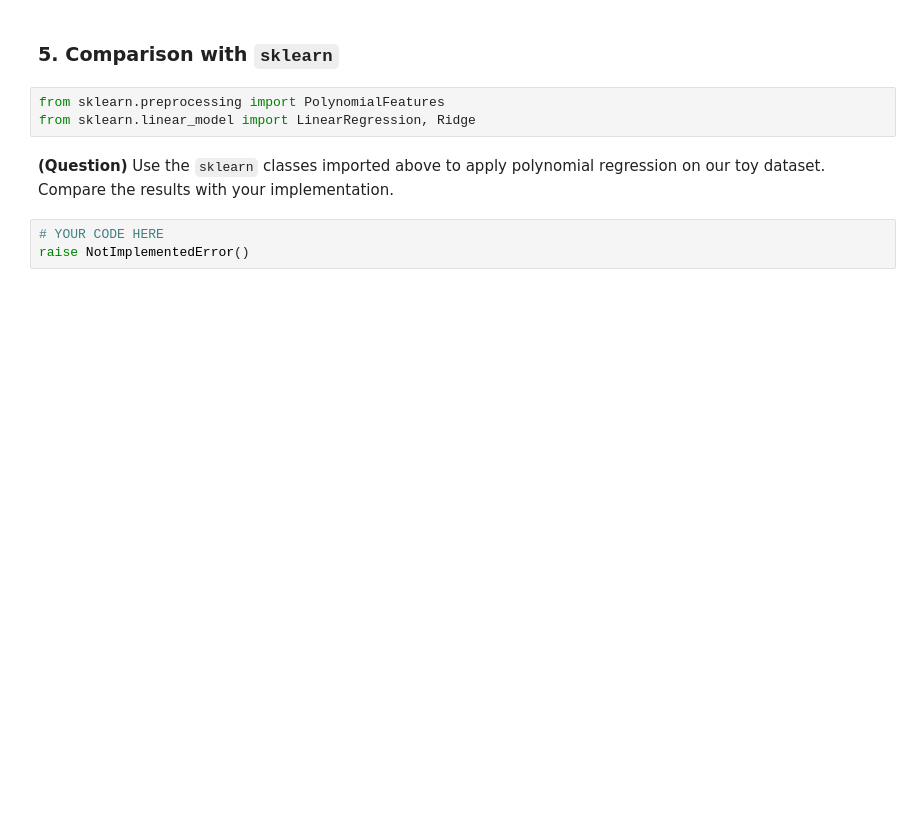
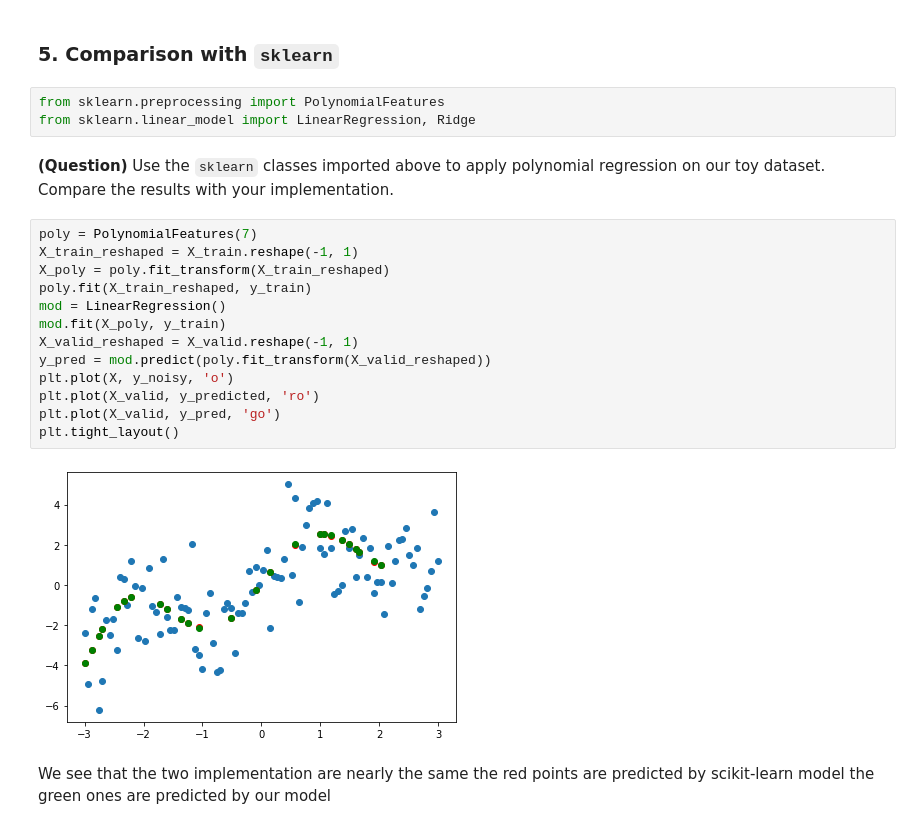
Before and after one commit to aytilfani/ml-3a, a Jupyter notebook: ml_tp1.ipynb, the cells around one changed output. Cells and saved outputs as stored; diff of their text form; blank space fills up the shorter version.

```diff
--- a/ml_tp1.ipynb
+++ b/ml_tp1.ipynb
@@ -245,5 +270,19 @@ from sklearn.linear_model import LinearRegression, Ridge
 # %% [markdown]
 **(Question)** Use the `sklearn` classes imported above to apply polynomial regression on our toy dataset. Compare the results with your implementation.
 # %%
-# YOUR CODE HERE
-raise NotImplementedError()
+poly = PolynomialFeatures(7)
+X_train_reshaped = X_train.reshape(-1, 1)
+X_poly = poly.fit_transform(X_train_reshaped)
+poly.fit(X_train_reshaped, y_train)
+mod = LinearRegression()
+mod.fit(X_poly, y_train)
+X_valid_reshaped = X_valid.reshape(-1, 1)
+y_pred = mod.predict(poly.fit_transform(X_valid_reshaped))
+plt.plot(X, y_noisy, 'o')
+plt.plot(X_valid, y_predicted, 'ro')
+plt.plot(X_valid, y_pred, 'go')
+plt.tight_layout()
+# %% [output]
+[figure, added]
+# %% [markdown]
+We see that the two implementation are nearly the same the red points are predicted by scikit-learn model the green ones are predicted by our model
```
Also changed, not shown: parts of 10 cells of this notebook.
